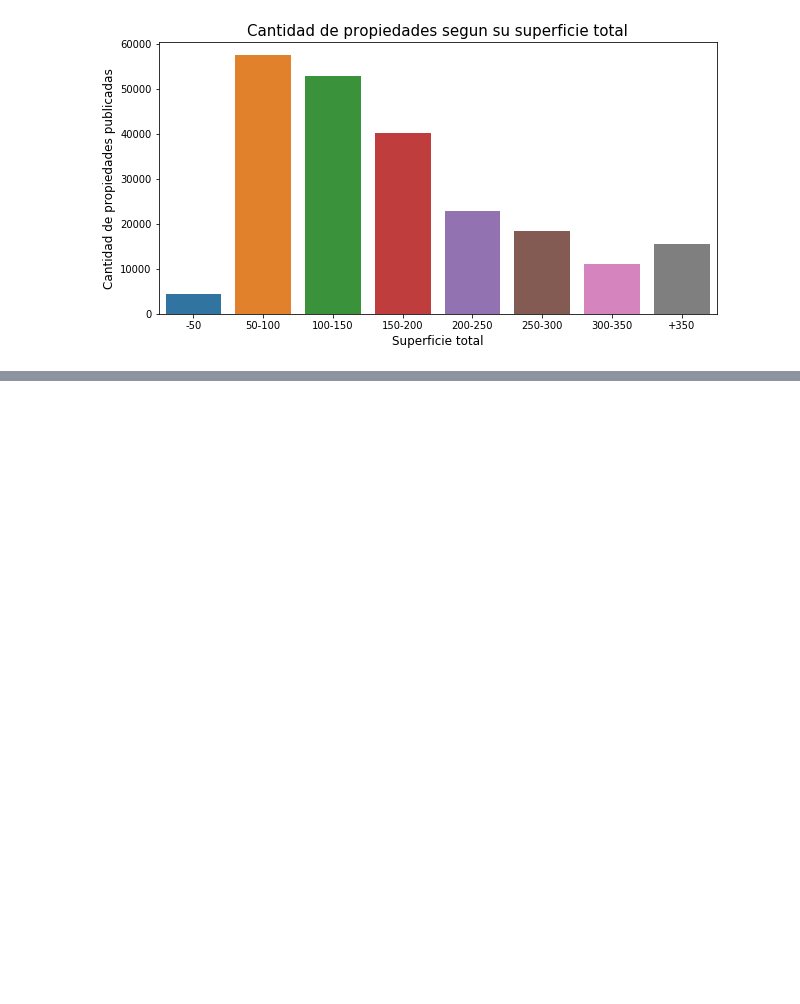
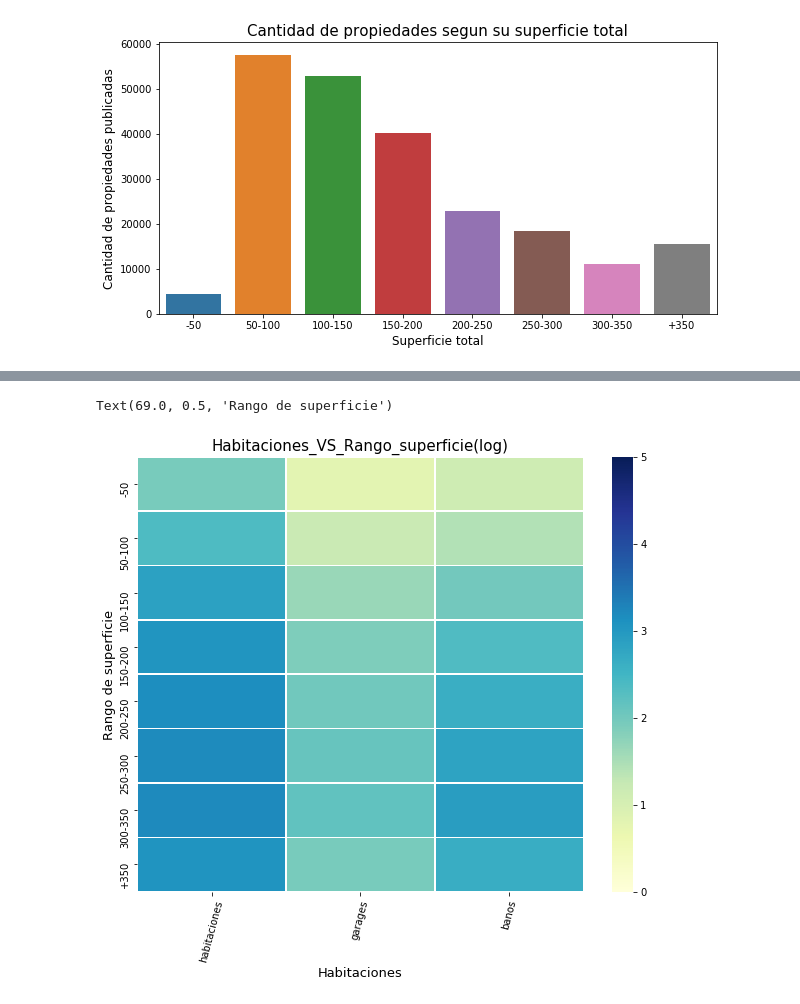
Before and after one commit to PBrrtrn/7506-organizacion-de-datos, a Jupyter notebook: src/exp/Exploracion_por_superficie.ipynb, the cells around one changed output, grey strips where cells are left out. Cells and saved outputs as stored; diff of their text form; code cells hidden in the pictures; blank space fills up the shorter version.

```diff
--- a/src/exp/Exploracion_por_superficie.ipynb
+++ b/src/exp/Exploracion_por_superficie.ipynb
@@ -116,0 +167,10 @@ Text(0, 0.5, 'Cantidad de propiedades publicadas')
+# %%
+plt.figure(figsize=(10,8))
+g = sns.heatmap(data_habitaciones, vmin = 0, vmax=5, cmap= "YlGnBu", linewidths=.5)
+plt.xticks(rotation=75)
+g.set_title("Habitaciones_VS_Rango_superficie(log)", fontsize=15)
+g.set_xlabel("Habitaciones", fontsize=13)
+g.set_ylabel("Rango de superficie", fontsize=13)
+# %% [output]
+Text(69.0, 0.5, 'Rango de superficie')
+[figure, added]
```
Also changed, not shown: parts of 4 cells of this notebook.
